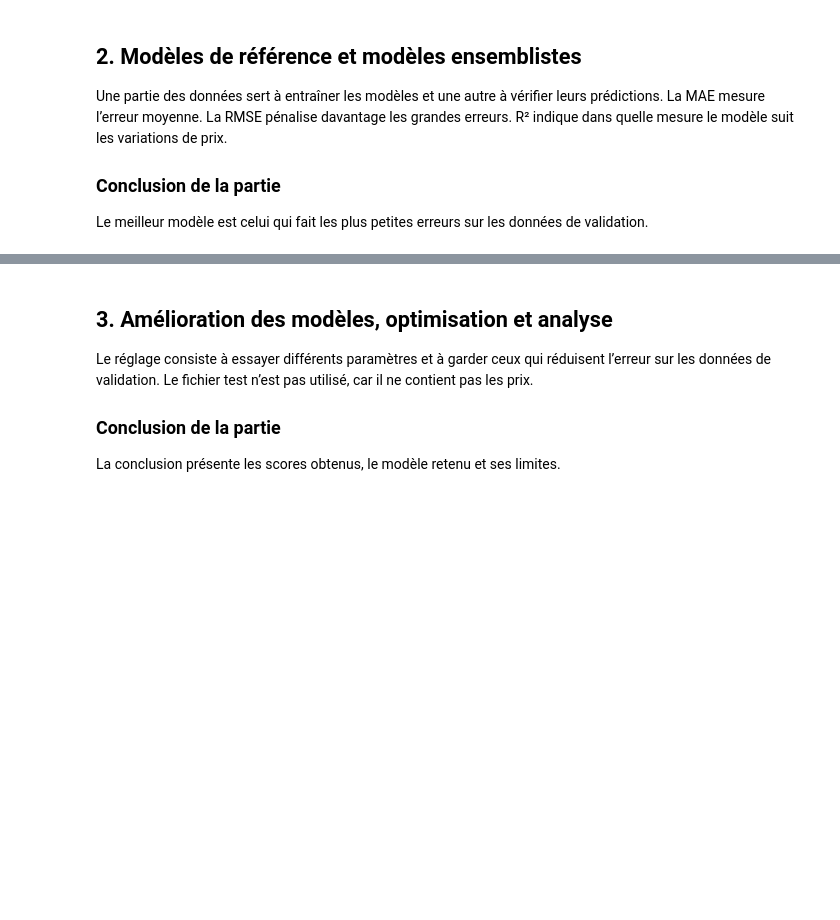
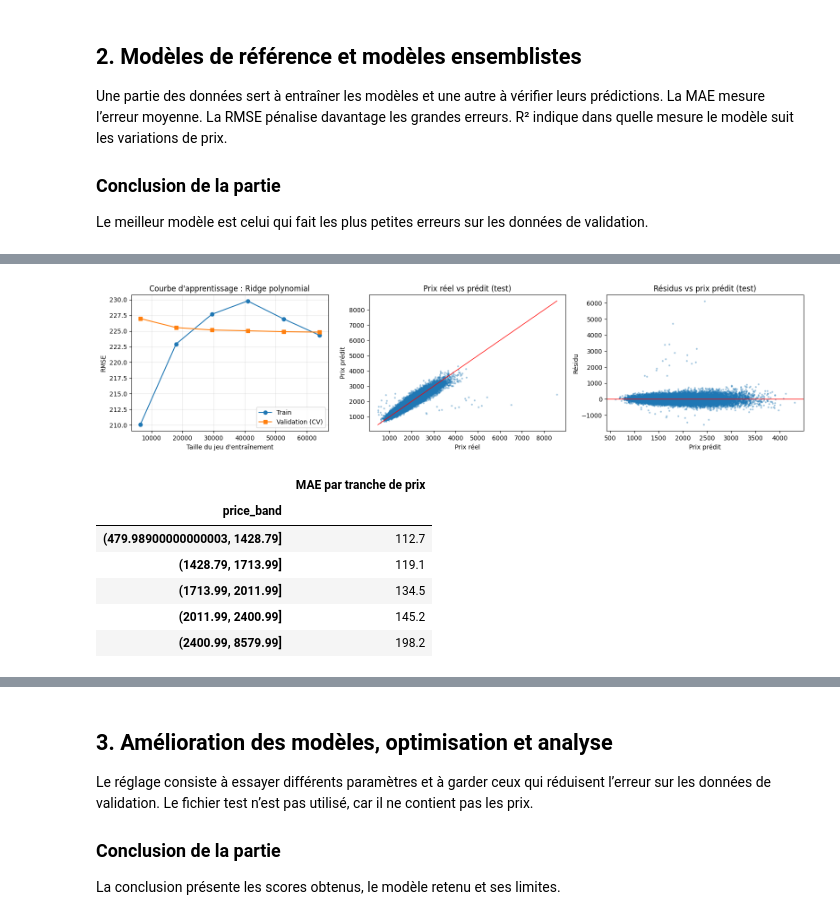
Before and after one commit to ImagineYoureAFrog/Laptop-Price, a Jupyter notebook: computer_prices_2025.ipynb, the cells around one changed output, grey strips where cells are left out. Drawn from its saved outputs; the diff is of its cells as text; code cells hidden in the pictures; blank space fills up the shorter version.

```diff
--- a/computer_prices_2025.ipynb
+++ b/computer_prices_2025.ipynb
@@ -885,0 +925,15 @@ Train vs. Unseen Test Set:
+# %%
+# Validation croisée imbriquée : alpha est choisi par la boucle interne (3 plis),
+# puis la performance est mesurée par la boucle externe (5 plis) sur des données non vues par ce choix.
+alpha_grid = {"reg__alpha": [0.1, 1, 10, 100, 1000]}
+poly_ridge = make_ridge(X_train_full, polynomial_degree=2)
+
+search = GridSearchCV(poly_ridge, alpha_grid, cv=inner_cv,
+                      scoring="neg_root_mean_squared_error", n_jobs=-1)
+nested_scores = cross_validate(search, X_train_full, y_train_full, cv=outer_cv,
+                               scoring=scoring, return_estimator=True)
+
+nested_summary = cv_summary(nested_scores)
+chosen_alphas = [est.best_params_["reg__alpha"] for est in nested_scores["estimator"]]
+print("Alpha choisi dans chaque pli externe :", chosen_alphas)
+display(pd.DataFrame(nested_summary, index=["Ridge polynomial, CV imbriquée"]).round(4))
@@ -885,0 +984,43 @@ Train vs. Unseen Test Set:
+# %%
+# Courbe d'apprentissage (mêmes 5 plis que pour la validation croisée)
+train_sizes, train_scores, val_scores = learning_curve(
+    ridge_final, X_train_full, y_train_full, cv=outer_cv,
+    train_sizes=np.linspace(0.1, 1.0, 6), scoring="neg_root_mean_squared_error", n_jobs=-1,
+)
+
+fig, axes = plt.subplots(1, 3, figsize=(16, 4))
+
+axes[0].plot(train_sizes, -train_scores.mean(axis=1), marker="o", label="Train")
+axes[0].plot(train_sizes, -val_scores.mean(axis=1), marker="s", label="Validation (CV)")
+axes[0].set(title="Courbe d'apprentissage : Ridge polynomial", xlabel="Taille du jeu d'entraînement", ylabel="RMSE")
+axes[0].legend(); axes[0].grid(alpha=0.3)
+
+axes[1].scatter(y_test, test_pred, s=4, alpha=0.3)
+lims = [y_test.min(), y_test.max()]
+axes[1].plot(lims, lims, color="red", lw=1)
+axes[1].set(title="Prix réel vs prédit (test)", xlabel="Prix réel", ylabel="Prix prédit")
+
+residuals = y_test - test_pred
+axes[2].scatter(test_pred, residuals, s=4, alpha=0.3)
+axes[2].axhline(0, color="red", lw=1)
+axes[2].set(title="Résidus vs prix prédit (test)", xlabel="Prix prédit", ylabel="Résidu")
+
+fig.tight_layout()
+plt.show()
+
+# Où l'erreur est-elle concentrée ?
+error_by_price = (
+    pd.DataFrame({"price": y_test, "abs_error": residuals.abs()})
+    .assign(price_band=lambda d: pd.qcut(d["price"], 5))
+    .groupby("price_band", observed=True)["abs_error"].mean().round(1)
+)
+display(error_by_price.to_frame("MAE par tranche de prix"))
+# %% [output]
+[figure, added]
+|  | MAE par tranche de prix |
+| price_band |  |
+| (479.98900000000003, 1428.79] | 112.7 |
+| (1428.79, 1713.99] | 119.1 |
+| (1713.99, 2011.99] | 134.5 |
+| (2011.99, 2400.99] | 145.2 |
+| (2400.99, 8579.99] | 198.2 |
```
Also changed, not shown: parts of 29 cells of this notebook.
